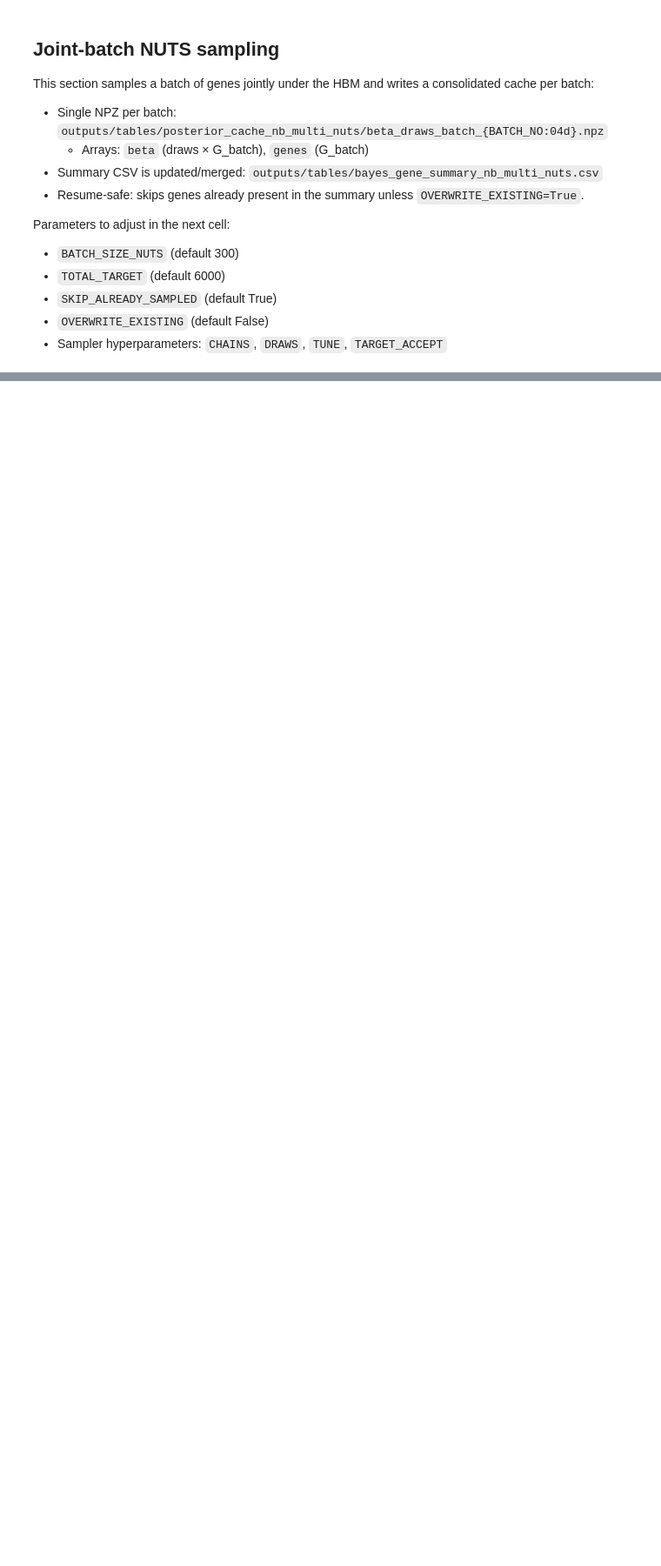
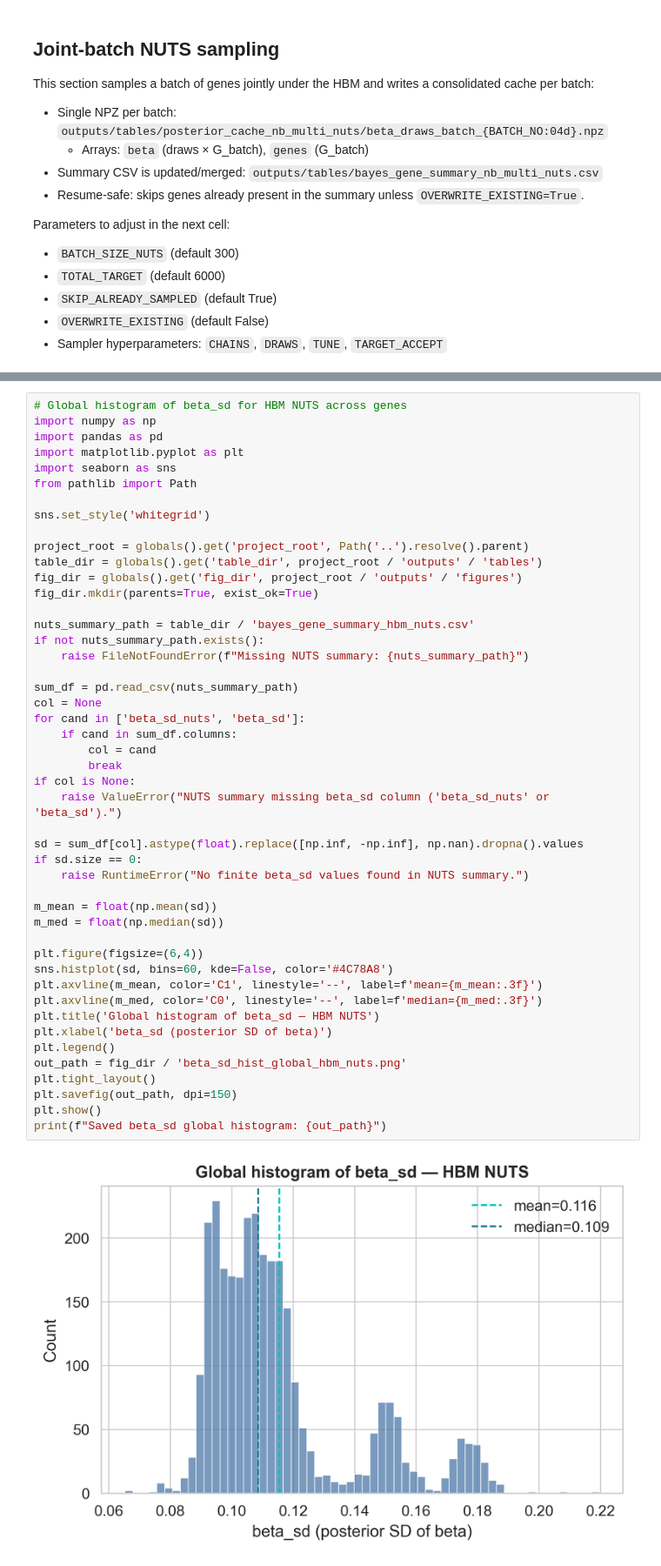
Before and after one commit to ryodaiKim/CRISPR-Bayes-Screen, a Jupyter notebook: notebooks/CRISPR_Bayes/01_HBM-CRISPR.ipynb, the cells around one changed output, grey strips where cells are left out. Shown at 87% size. Drawn from its saved outputs; the diff is of its cells as text; blank space fills up the shorter version.

```diff
--- a/notebooks/CRISPR_Bayes/01_HBM-CRISPR.ipynb
+++ b/notebooks/CRISPR_Bayes/01_HBM-CRISPR.ipynb
@@ -1643 +1848,50 @@ print(f"Saved global posterior histogram: {out_path}")
 Saved global posterior histogram: /Users/ryodaikim/Desktop/0.projects/CRISPR-bayes/outputs/figures/posterior_hist_global_hbm_nuts.png
+# %%
+# Global histogram of beta_sd for HBM NUTS across genes
+import numpy as np
+import pandas as pd
+import matplotlib.pyplot as plt
+import seaborn as sns
+from pathlib import Path
+
+sns.set_style('whitegrid')
+
+project_root = globals().get('project_root', Path('..').resolve().parent)
+table_dir = globals().get('table_dir', project_root / 'outputs' / 'tables')
+fig_dir = globals().get('fig_dir', project_root / 'outputs' / 'figures')
+fig_dir.mkdir(parents=True, exist_ok=True)
+
+nuts_summary_path = table_dir / 'bayes_gene_summary_hbm_nuts.csv'
+if not nuts_summary_path.exists():
+    raise FileNotFoundError(f"Missing NUTS summary: {nuts_summary_path}")
+
+sum_df = pd.read_csv(nuts_summary_path)
+col = None
+for cand in ['beta_sd_nuts', 'beta_sd']:
+    if cand in sum_df.columns:
+        col = cand
+        break
+if col is None:
+    raise ValueError("NUTS summary missing beta_sd column ('beta_sd_nuts' or 'beta_sd').")
+
+sd = sum_df[col].astype(float).replace([np.inf, -np.inf], np.nan).dropna().values
+if sd.size == 0:
+    raise RuntimeError("No finite beta_sd values found in NUTS summary.")
+
+m_mean = float(np.mean(sd))
+m_med = float(np.median(sd))
+
+plt.figure(figsize=(6,4))
+sns.histplot(sd, bins=60, kde=False, color='#4C78A8')
+plt.axvline(m_mean, color='C1', linestyle='--', label=f'mean={m_mean:.3f}')
+plt.axvline(m_med, color='C0', linestyle='--', label=f'median={m_med:.3f}')
+plt.title('Global histogram of beta_sd — HBM NUTS')
+plt.xlabel('beta_sd (posterior SD of beta)')
+plt.legend()
+out_path = fig_dir / 'beta_sd_hist_global_hbm_nuts.png'
+plt.tight_layout()
+plt.savefig(out_path, dpi=150)
+plt.show()
+print(f"Saved beta_sd global histogram: {out_path}")
+# %% [output]
+[figure, added]
```
Also changed, not shown: parts of 23 cells of this notebook, 13 other files.
